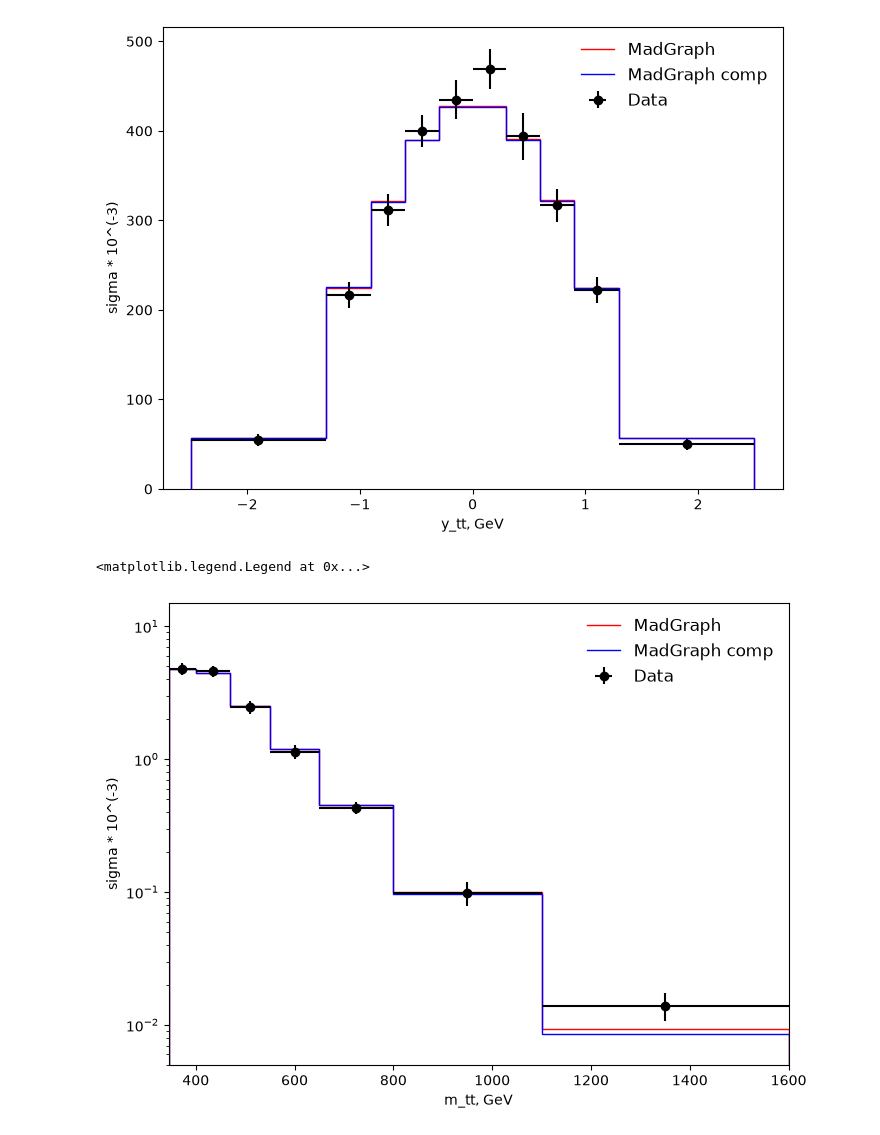
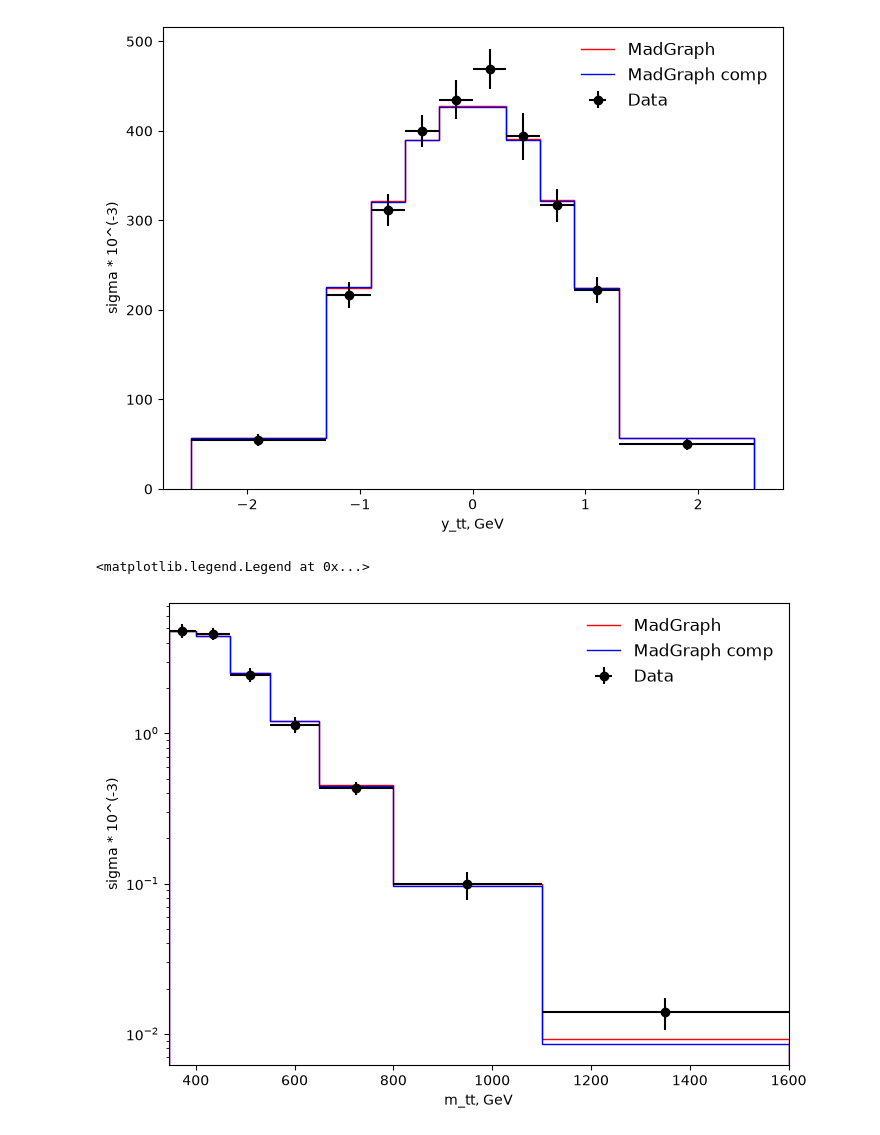
Before and after one commit to Lum1narr/cms-ttbar-analysis, a Jupyter notebook: lepton_jets/lepton_jets.ipynb, the cells around one changed output. Cells and saved outputs as stored; diff of their text form; code cells hidden in the pictures.

Commit message:
final graph 2

```diff
--- a/lepton_jets/lepton_jets.ipynb
+++ b/lepton_jets/lepton_jets.ipynb
@@ -321,32 +303,31 @@ data_y = count / (len(data_pT_t) * bin_width)
 #Згенеровані дані зі стисненням
 data_pT_t_comp = mass(data_t_comp, data_t_bar_comp)
 
 count_comp, _ = np.histogram(data_pT_t_comp, bins=bin, weights=weight_t)
 data_y_comp = count_comp / (np.sum(weight_t) * bin_width)
 
 
 #Побудова графіків
 fig, ax = plt.subplots(figsize=(8, 6))
 
 ax.set_xlabel("m_tt, GeV")
 ax.set_ylabel("sigma * 10^(-3)")
 
 ax.set_yscale('log')
 
-ax.set_ylim(0.005, 15)
 ax.set_xlim(345, 1600)
 
 #Побудова точок зі статті
 ax.errorbar(x, y, xerr=x_err, yerr=y_total, fmt='o', color='black', capsize=0, label='Data')
 
 #Побудова MadGraph
 ax.stairs(data_y * 1000, bin, color='red', label='MadGraph')
 
 #Побудова стиснений MadGraph
 ax.stairs(data_y_comp * 1000, bin, color='blue', label='MadGraph comp')
 
 
 ax.legend(loc='upper right', frameon=False, fontsize=12)
 # %% [output]
 <matplotlib.legend.Legend at 0x...>
-[figure, old version]
+[figure, new version]
```
Also changed, not shown: parts of 1 cell of this notebook.
